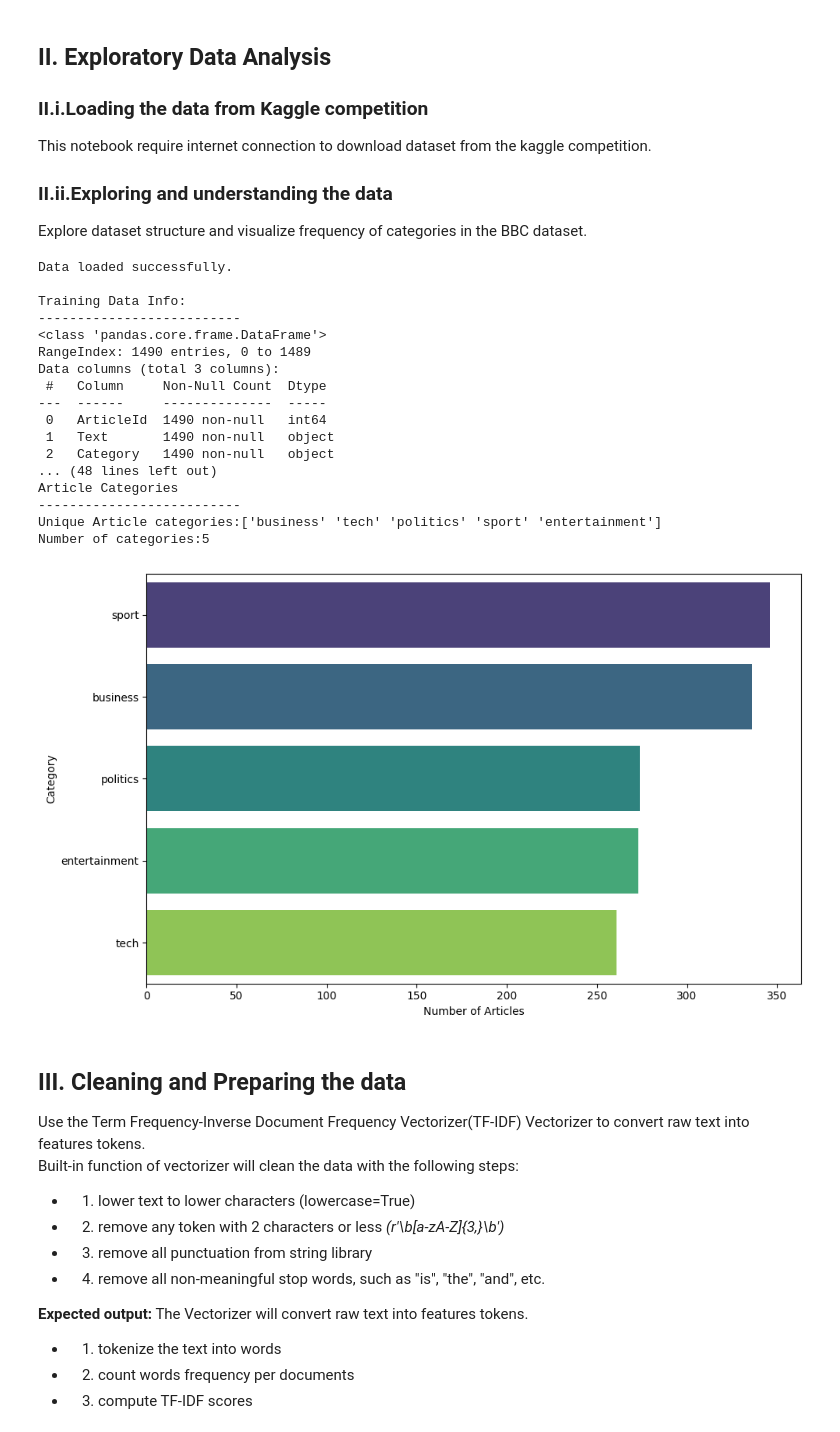
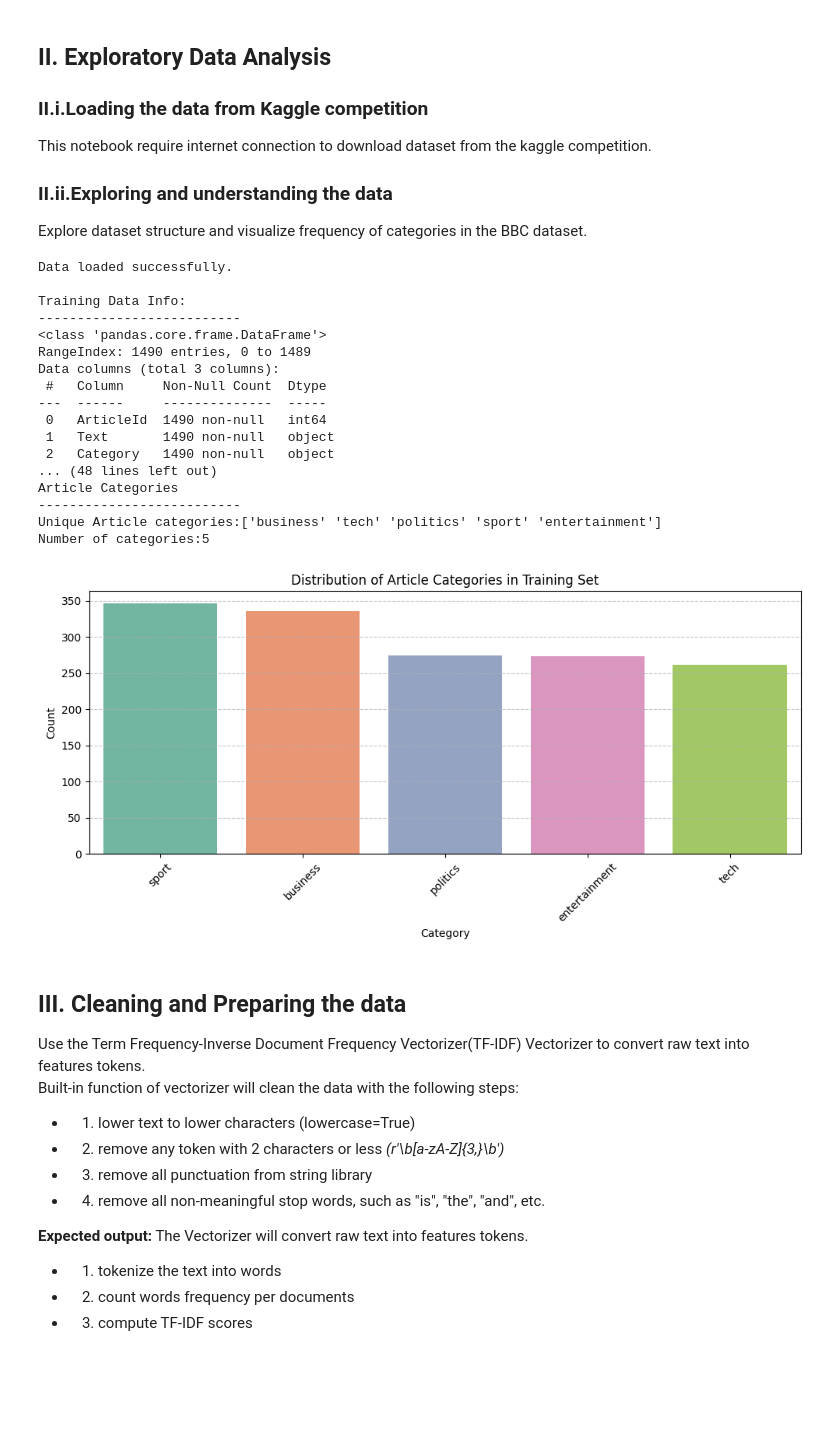
Before and after one commit to alme9155/csca-5632, a Jupyter notebook: bbc-news-classification.ipynb, the cells around one changed output. Drawn from its saved outputs; the diff is of its cells as text; code cells hidden in the pictures; blank space fills up the shorter version.

```diff
--- a/bbc-news-classification.ipynb
+++ b/bbc-news-classification.ipynb
@@ -85,44 +85,45 @@ print(test.head())
 print(f"\nMissing values in Training Set:")
 print("--------------------------")
 print(train.isnull().sum())
 print(f"\nMissing Values in Test Set:")
 print("--------------------------")
 print(test.isnull().sum())
 
 print("\nArticle Categories")
 print("--------------------------")
 unique_categories = train['Category'].unique()
 print(f"Unique Article categories:{unique_categories}")
 print(f"Number of categories:{len(unique_categories)}")
+
+# histogram to visualize the data
+plt.figure(figsize=(10, 5))
+sns.countplot(data=train, x='Category', order=train['Category'].value_counts().index, palette='Set2')
+plt.title("Distribution of Article Categories in Training Set")
+plt.xlabel("Category")
+plt.ylabel("Count")
+plt.xticks(rotation=45)
+plt.grid(axis='y', linestyle='--', alpha=0.7)
+plt.tight_layout()
+plt.show()
 # %% [output]
 Data loaded successfully.
 
 Training Data Info:
 --------------------------
 <class 'pandas.core.frame.DataFrame'>
 RangeIndex: 1490 entries, 0 to 1489
 Data columns (total 3 columns):
  #   Column     Non-Null Count  Dtype
 ---  ------     --------------  -----
  0   ArticleId  1490 non-null   int64
  1   Text       1490 non-null   object
  2   Category   1490 non-null   object
 ... (48 lines left out)
 Article Categories
 --------------------------
 Unique Article categories:['business' 'tech' 'politics' 'sport' 'entertainment']
 Number of categories:5
+[figure, added]
-# %%
-# here is a bar chart of the count of text category
-category_count = train["Category"].value_counts()
-plt.figure(figsize=(10, 6))
-sns.barplot(y=category_count.index, x=category_count.values, palette='viridis')
-plt.xlabel('Number of Articles')
-plt.ylabel('Category')
-plt.tight_layout()
-plt.show()
-# %% [output]
-[figure, removed]
 # %% [markdown]
 <h2>III. Cleaning and Preparing the data</h2>
 Use the Term Frequency-Inverse Document Frequency Vectorizer(TF-IDF) Vectorizer to convert raw text into features tokens.
```
Also changed, not shown: parts of 9 cells of this notebook.
